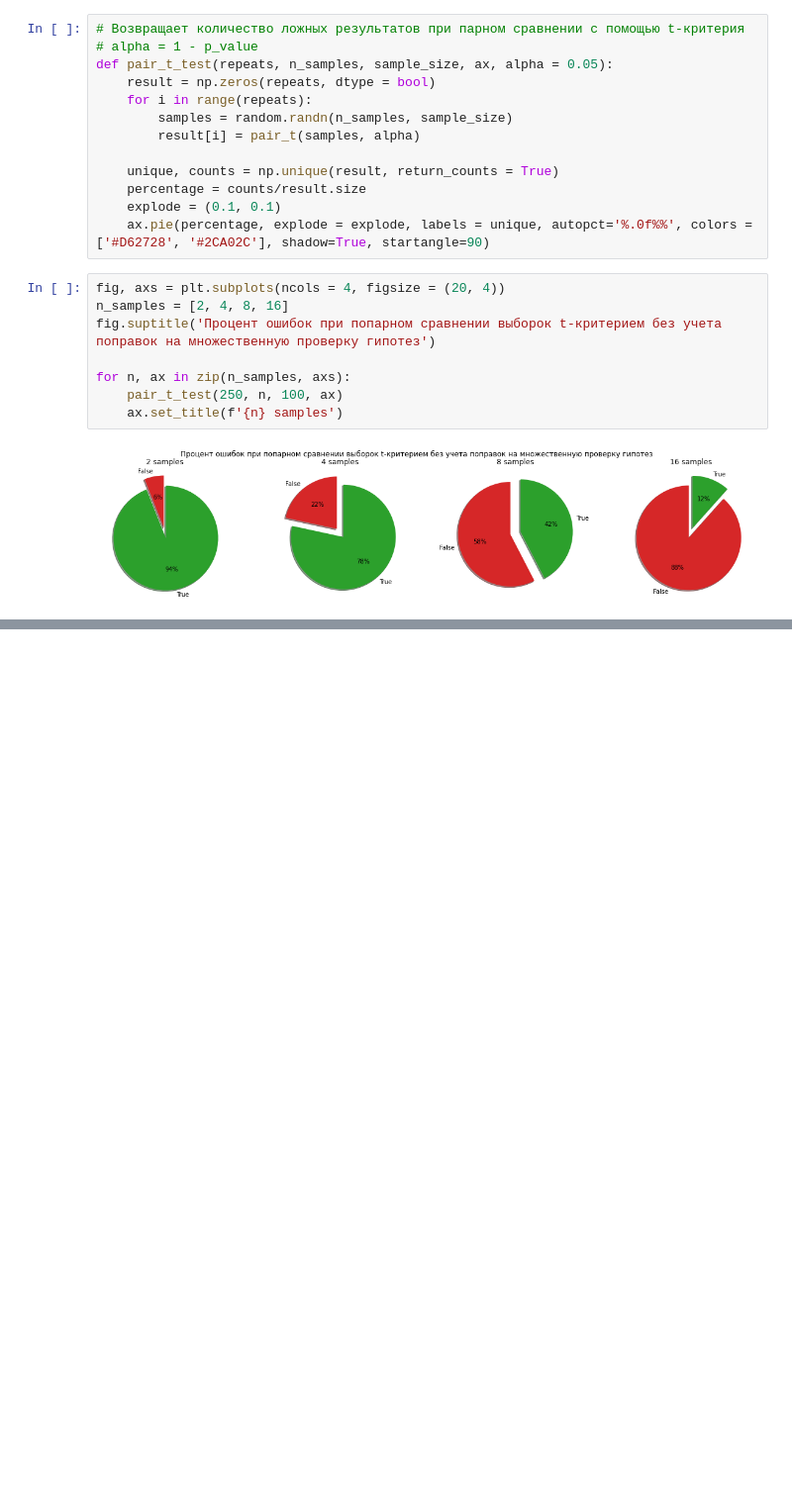
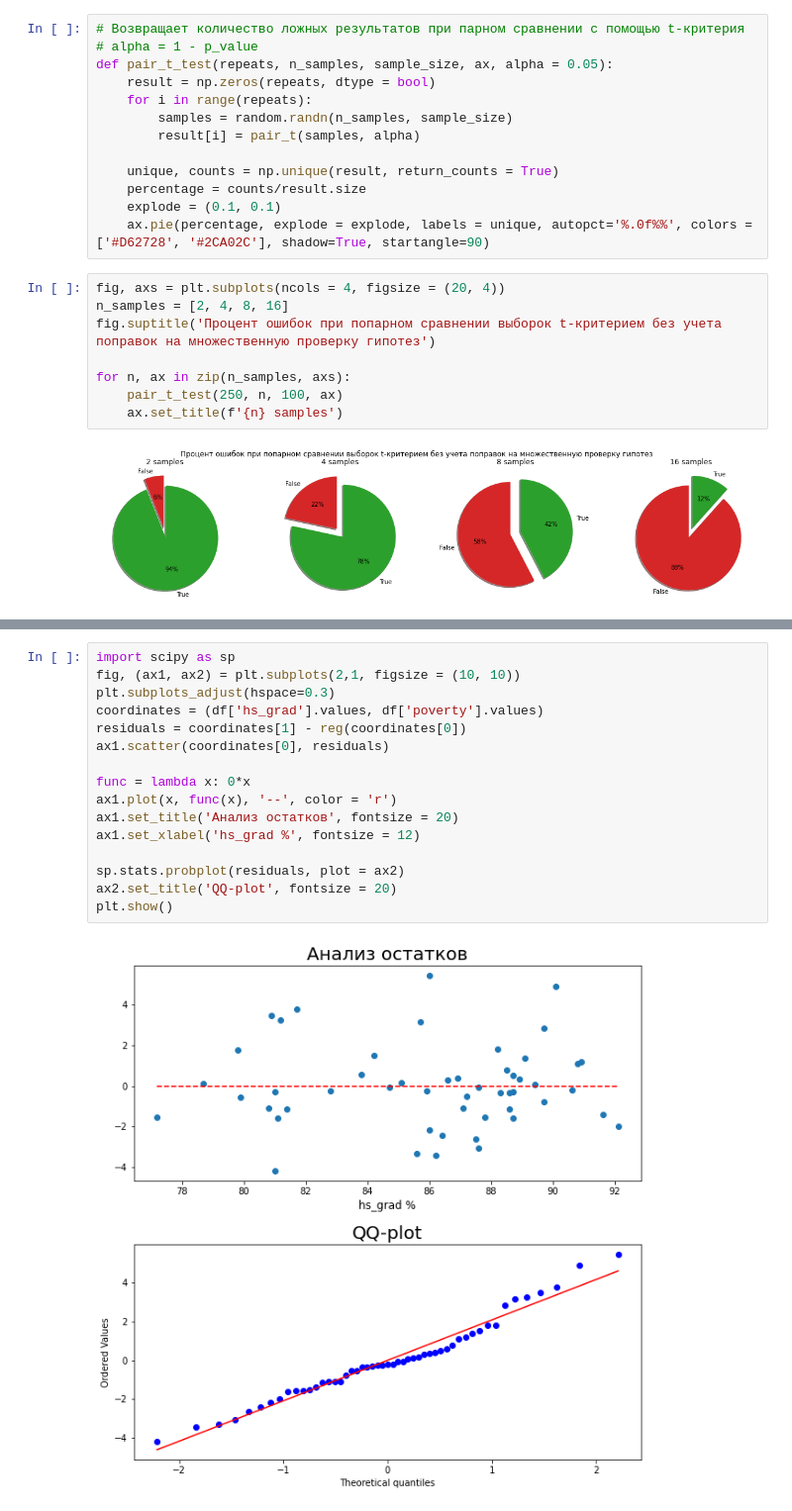
Before and after one commit to AndrewSalygin/data_analysis_practice, a Jupyter notebook: Data analysis practice.ipynb, the cells around one changed output, grey strips where cells are left out. Shown: that part at 99% size. Cells and saved outputs as stored; diff of their text form; blank space fills up the shorter version.

```diff
--- a/Data analysis practice.ipynb
+++ b/Data analysis practice.ipynb
@@ -551,0 +637,18 @@ cor3: -0.57
+# %%
+import scipy as sp
+fig, (ax1, ax2) = plt.subplots(2,1, figsize = (10, 10))
+plt.subplots_adjust(hspace=0.3)
+coordinates = (df['hs_grad'].values, df['poverty'].values)
+residuals = coordinates[1] - reg(coordinates[0])
+ax1.scatter(coordinates[0], residuals)
+
+func = lambda x: 0*x
+ax1.plot(x, func(x), '--', color = 'r')
+ax1.set_title('Анализ остатков', fontsize = 20)
+ax1.set_xlabel('hs_grad %', fontsize = 12)
+
+sp.stats.probplot(residuals, plot = ax2)
+ax2.set_title('QQ-plot', fontsize = 20)
+plt.show()
+# %% [output]
+[figure, added]
```
Also changed, not shown: parts of 16 cells of this notebook, 2 other files.
